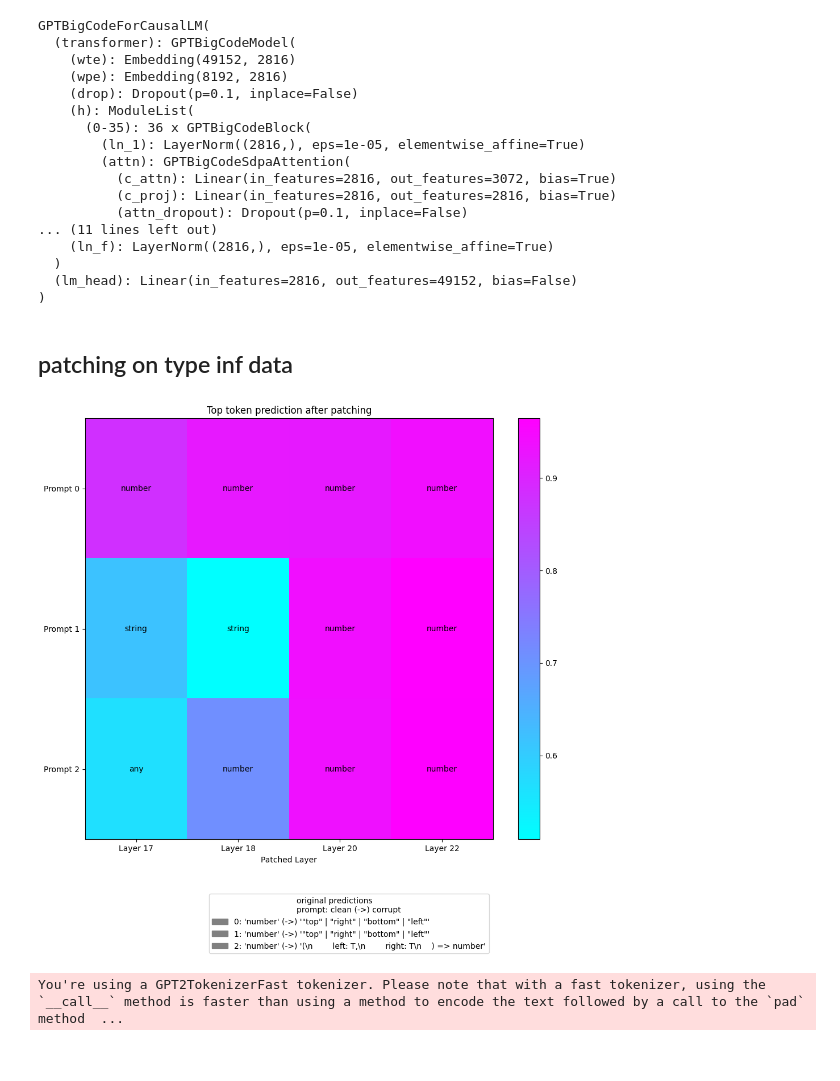
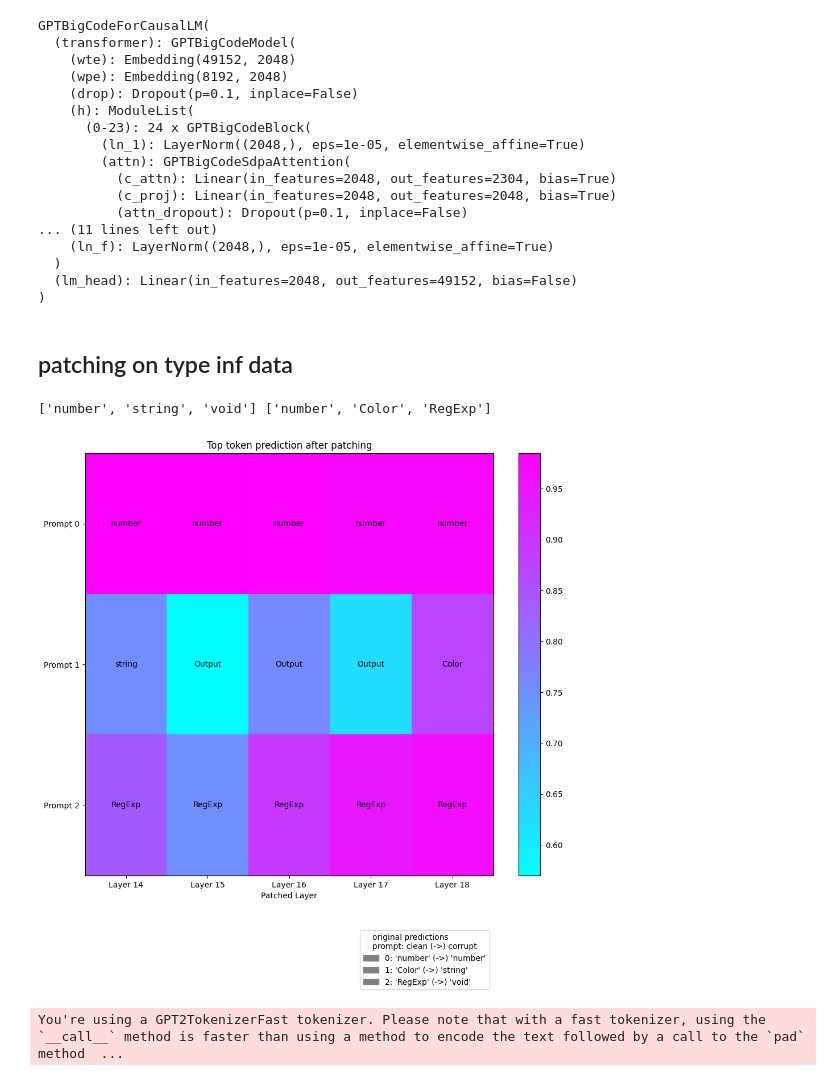
Before and after one commit to nuprl/codetrace, a Jupyter notebook: codetrace/type_inf_exp/main.ipynb, the cells around one changed output. Saved outputs shown, nothing was run; the diff lists cells and outputs as text; code cells hidden in the pictures.

```diff
--- a/codetrace/type_inf_exp/main.ipynb
+++ b/codetrace/type_inf_exp/main.ipynb
@@ -46,4 +16,0 @@ for ex in comp_ds:
-# %%
-for i,p in enumerate(programs):
-    with open(f"exp_data/programs/program_{i}.ts", "w") as f:
-        f.write(p)
@@ -69,49 +26,61 @@ incorrect, correct, correct_number
+# %%
+ds = datasets.load_dataset("franlucc/ts-typeinf", split="train")
+ds = ds.filter(lambda x: len(tokenizer.tokenize(x["fim_type"])) == 1, num_proc=96)
 # %%
-model = "/home/arjun/models/starcoderbase-3b"
+model = "/home/arjun/models/starcoderbase-1b"
 model = LanguageModel(model, device_map="cuda:3")
 model
 # %% [output]
 GPTBigCodeForCausalLM(
   (transformer): GPTBigCodeModel(
-    (wte): Embedding(49152, 2816)
-    (wpe): Embedding(8192, 2816)
+    (wte): Embedding(49152, 2048)
+    (wpe): Embedding(8192, 2048)
     (drop): Dropout(p=0.1, inplace=False)
     (h): ModuleList(
-      (0-35): 36 x GPTBigCodeBlock(
-        (ln_1): LayerNorm((2816,), eps=1e-05, elementwise_affine=True)
+      (0-23): 24 x GPTBigCodeBlock(
+        (ln_1): LayerNorm((2048,), eps=1e-05, elementwise_affine=True)
         (attn): GPTBigCodeSdpaAttention(
-          (c_attn): Linear(in_features=2816, out_features=3072, bias=True)
-          (c_proj): Linear(in_features=2816, out_features=2816, bias=True)
+          (c_attn): Linear(in_features=2048, out_features=2304, bias=True)
+          (c_proj): Linear(in_features=2048, out_features=2048, bias=True)
           (attn_dropout): Dropout(p=0.1, inplace=False)
 ... (11 lines left out)
-    (ln_f): LayerNorm((2816,), eps=1e-05, elementwise_affine=True)
+    (ln_f): LayerNorm((2048,), eps=1e-05, elementwise_affine=True)
   )
-  (lm_head): Linear(in_features=2816, out_features=49152, bias=False)
+  (lm_head): Linear(in_features=2048, out_features=49152, bias=False)
 )
 # %% [markdown]
 ## patching on type inf data
+# %%
+correct_prompts = [(placeholder_to_std_fmt(x["fim_program"], STARCODER_FIM), x["fim_type"]) for x in ds]
+incorrect_prompts = [(placeholder_to_std_fmt(x["renamed_fim_program"], STARCODER_FIM), x["renamed_generated_text"]) for x in ds]
 # %%
+import random
+random.seed(11)
+correct_prompts = random.sample(correct_prompts, len(correct_prompts))
+incorrect_prompts = random.sample(incorrect_prompts, len(incorrect_prompts))
 k = range(3)
-cleans = [correct_number[i]["prompt"] for i in k]
-corrs = [incorrect[i]["prompt"] for i in k]
-incorrect_solns = [incorrect[i]["solution"] for i in k]
-correct_solns = [correct_number[i]["solution"] for i in k]
+cleans = [correct_prompts[i][0] for i in k]
+corrs = [incorrect_prompts[i][0] for i in k]
+incorrect_solns = [incorrect_prompts[i][1] for i in k]
+correct_solns = [correct_prompts[i][1] for i in k]
 annotations = list(zip(correct_solns, incorrect_solns))
+print(incorrect_solns, correct_solns)
 
-patch_l = [17,18,20,22]
+patch_l = [14,15,16,17,18]
 trace_results = []
 for l in tqdm(patch_l):
     trace_res = patch_clean_to_corrupt(model, cleans, corrs, l)
     trace_results.append(trace_res)
 
 patched_heatmap_prediction(model, cleans,corrs, trace_results, patch_l,
                            figtitle="Top token prediction after patching",
                            bbox_to_anchor=(1,-0.2),
                            annotations=annotations,
-                           outfile = f"patched_3b_pred_k{'-'.join([str(a) for a in k])}_l{'-'.join([str(p) for p in patch_l])}.pdf"
+                           outfile = f"patched_1b_pred_k{'-'.join([str(a) for a in k])}_l{'-'.join([str(p) for p in patch_l])}.pdf"
                            )
 # %% [output]
+['number', 'string', 'void'] ['number', 'Color', 'RegExp']
-[figure, old version]
+[figure, new version]
 # %%
 # make a list of correct-incorrect where correct["solution"]==incorrect["solution"]
 correct_incorrect = []
```
Also changed, not shown: parts of 10 cells of this notebook, 8 other files.
